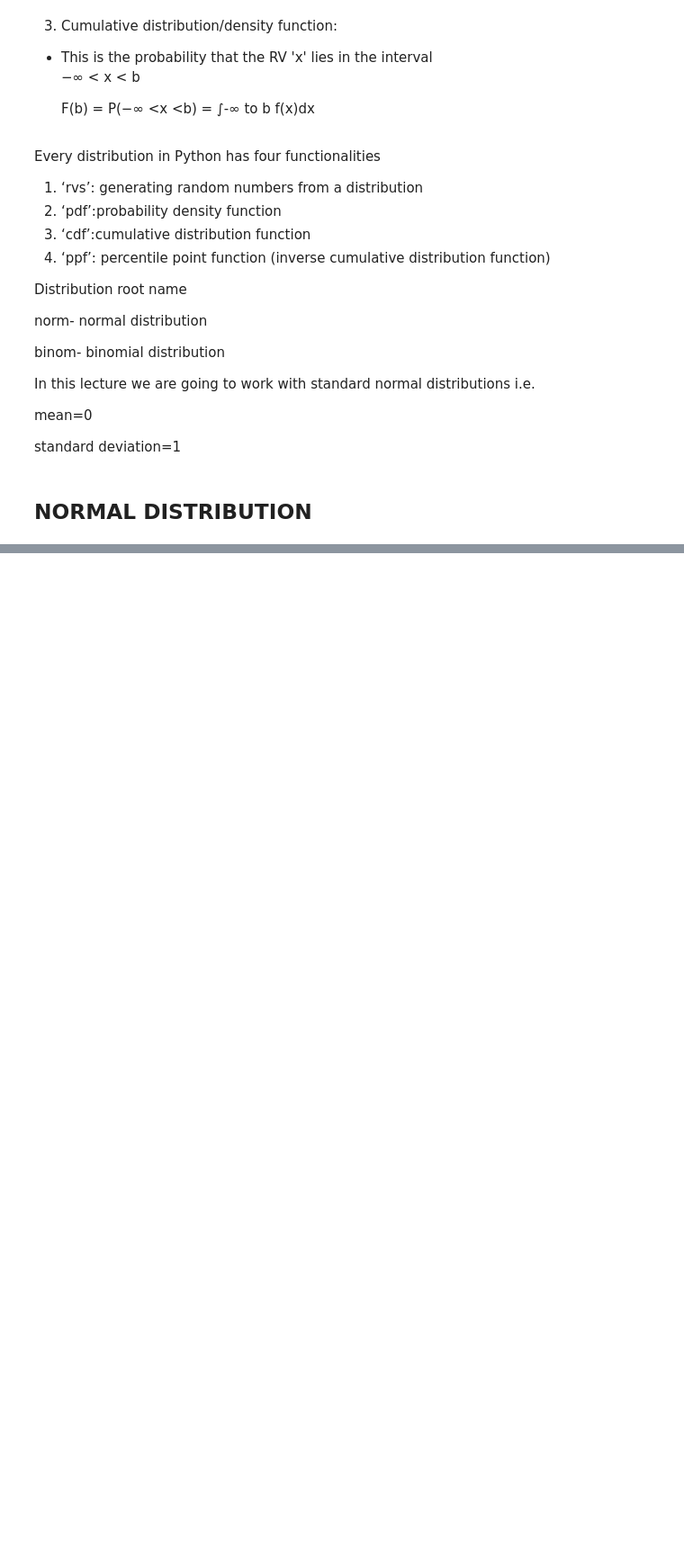
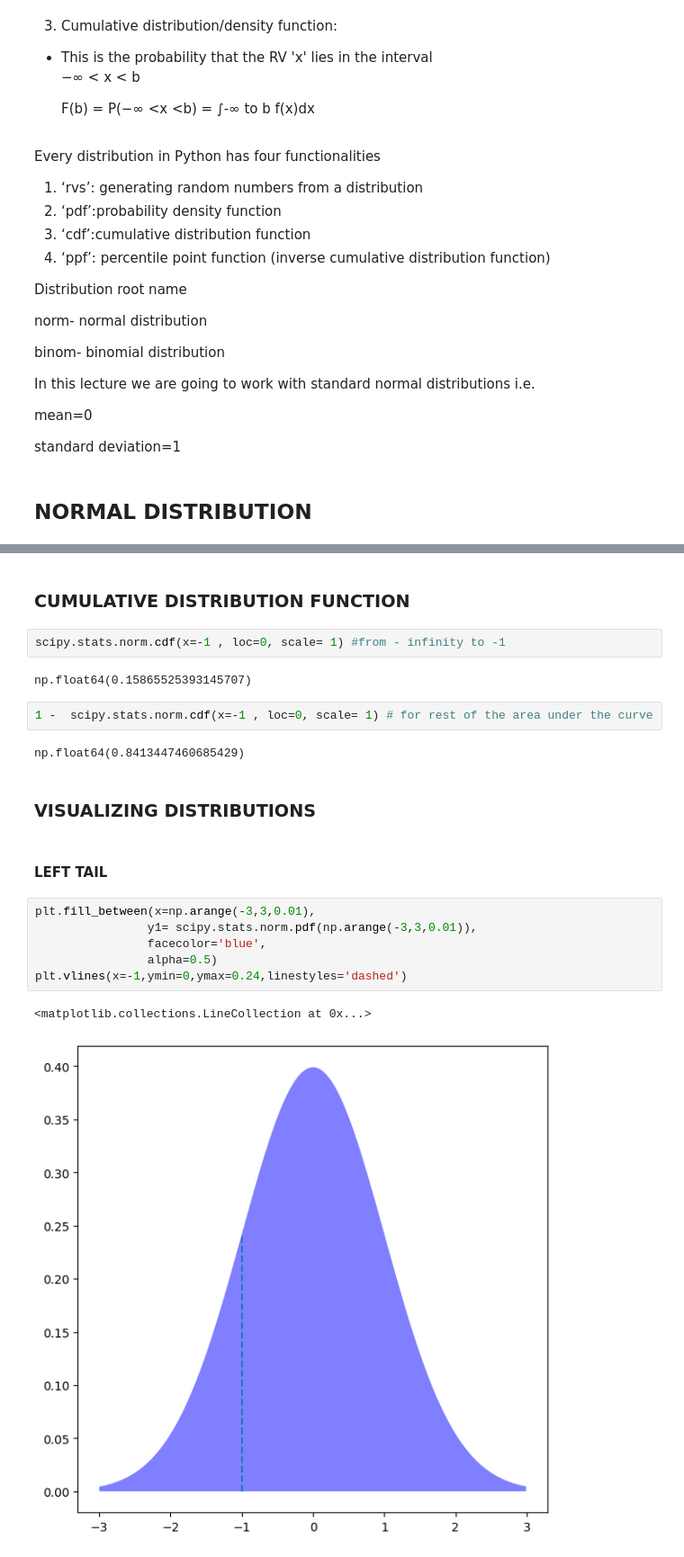
Before and after one commit to shaikh-abdul-hamid/python-for-data-science-iit, a Jupyter notebook: python for AIML/week 5 python for AIML/hands_on_distribution.ipynb, the cells around one changed output, grey strips where cells are left out. Shown at 90% size. Saved outputs shown, nothing was run; the diff lists cells and outputs as text; blank space fills up the shorter version.

```diff
--- a/python for AIML/week 5 python for AIML/hands_on_distribution.ipynb
+++ b/python for AIML/week 5 python for AIML/hands_on_distribution.ipynb
@@ -61,0 +155,23 @@ import scipy.stats
+# %% [markdown]
+### CUMULATIVE DISTRIBUTION FUNCTION
+# %%
+scipy.stats.norm.cdf(x=-1 , loc=0, scale= 1) #from - infinity to -1
+# %% [output]
+np.float64(0.15865525393145707)
+# %%
+1 -  scipy.stats.norm.cdf(x=-1 , loc=0, scale= 1) # for rest of the area under the curve
+# %% [output]
+np.float64(0.8413447460685429)
+# %% [markdown]
+### VISUALIZING DISTRIBUTIONS
+# %% [markdown]
+#### LEFT TAIL
+# %%
+plt.fill_between(x=np.arange(-3,3,0.01),
+                y1= scipy.stats.norm.pdf(np.arange(-3,3,0.01)),
+                facecolor='blue',
+                alpha=0.5)
+plt.vlines(x=-1,ymin=0,ymax=0.24,linestyles='dashed')
+# %% [output]
+<matplotlib.collections.LineCollection at 0x...>
+[figure, added]
```
Also changed, not shown: parts of 52 cells of this notebook.
